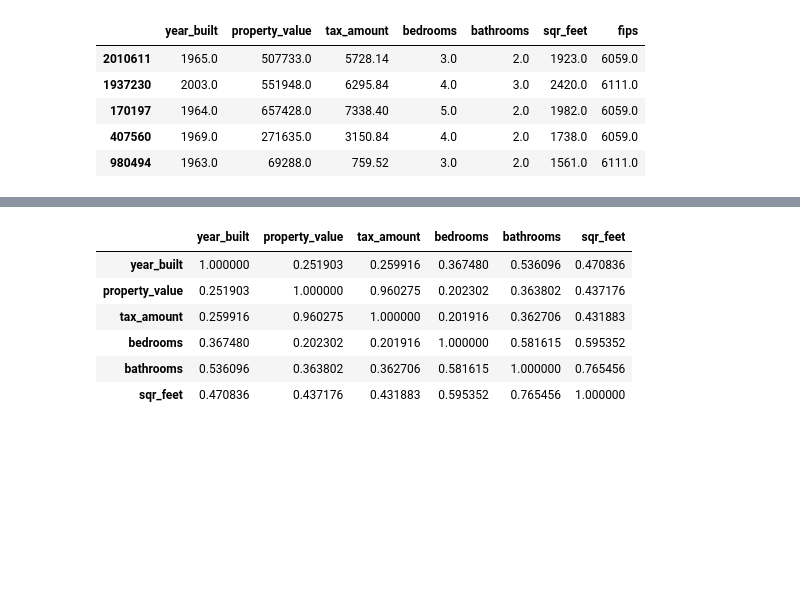
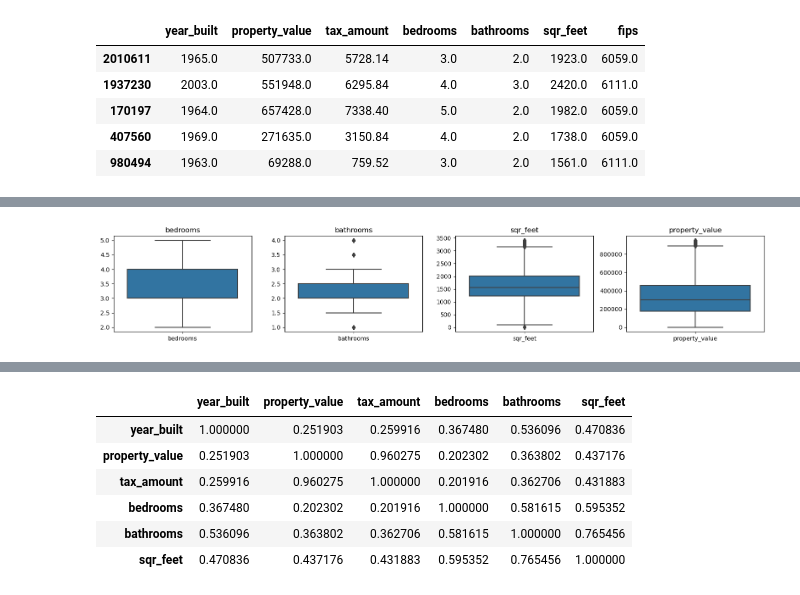
Before and after one commit to EstebanHernandez0/Zillow_Project, a Jupyter notebook: work_notebook.ipynb, the cells around one changed output, grey strips where cells are left out. Cells and saved outputs as stored; diff of their text form; code cells hidden in the pictures; blank space fills up the shorter version.

```diff
--- a/work_notebook.ipynb
+++ b/work_notebook.ipynb
@@ -84,0 +39,4 @@ plt.show()
+# %%
+f.plot_box(train)
+# %% [output]
+[figure, added]
```
Also changed, not shown: parts of 62 cells of this notebook.
